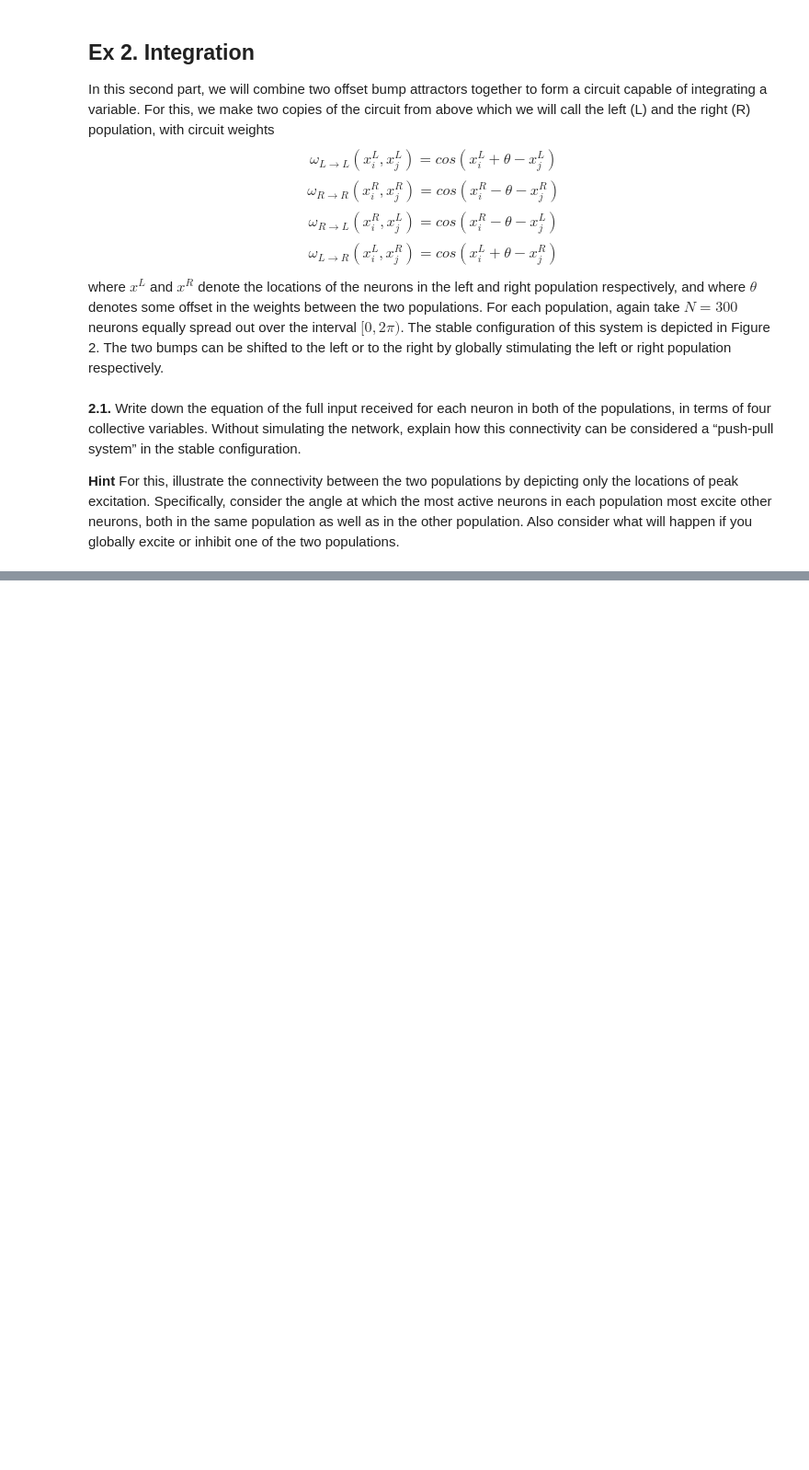
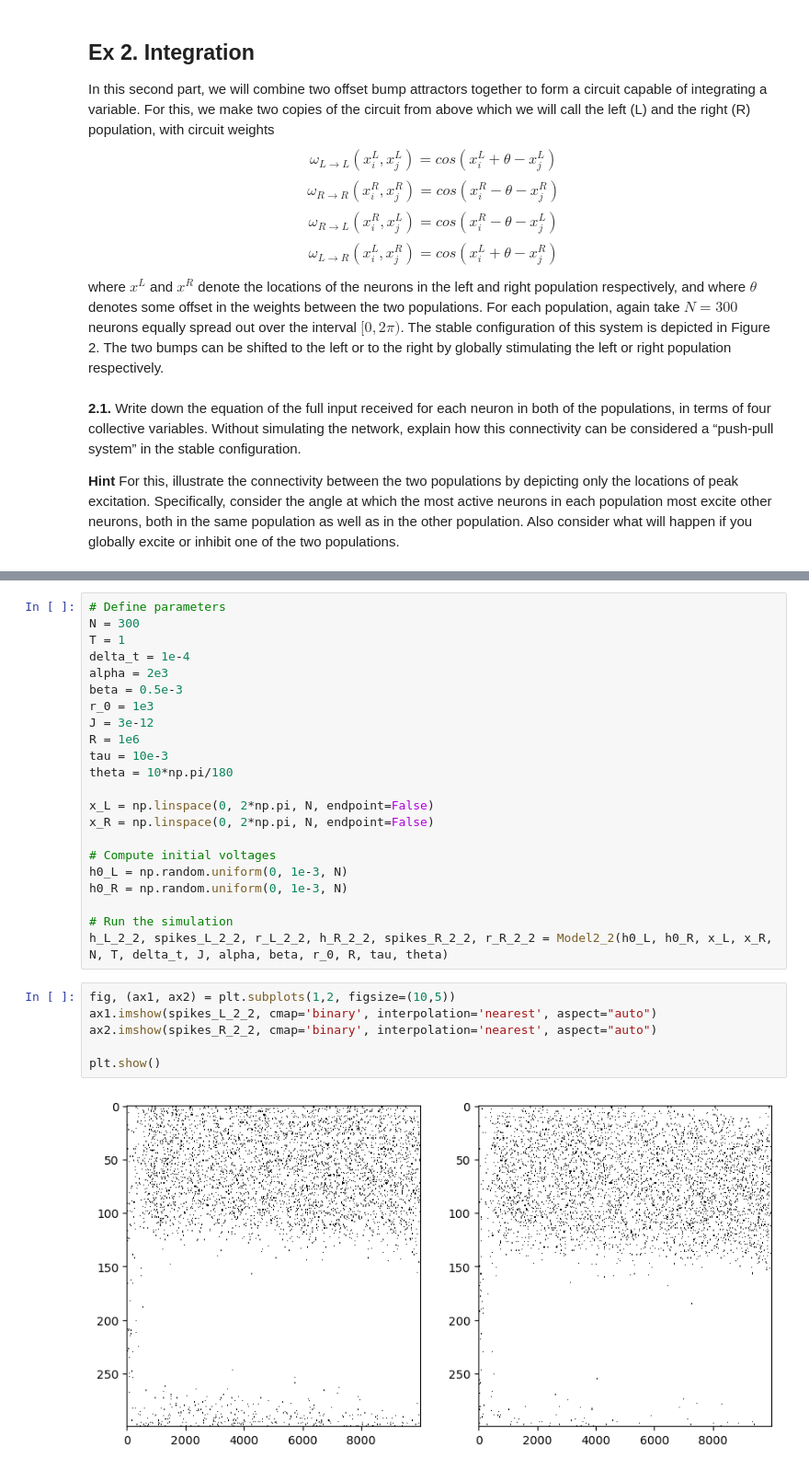
Before and after one commit to SanderMiesen/NeuroDyna, a Jupyter notebook: ProjNotebook.ipynb, the cells around one changed output, grey strips where cells are left out. Shown at 92% size. Drawn from its saved outputs; the diff is of its cells as text; blank space fills up the shorter version.

```diff
--- a/ProjNotebook.ipynb
+++ b/ProjNotebook.ipynb
@@ -426,0 +556,30 @@ The stable configuration of this system is depicted in Figure 2. The two bumps c
+# %%
+# Define parameters
+N = 300
+T = 1
+delta_t = 1e-4
+alpha = 2e3
+beta = 0.5e-3
+r_0 = 1e3
+J = 3e-12
+R = 1e6
+tau = 10e-3
+theta = 10*np.pi/180
+
+x_L = np.linspace(0, 2*np.pi, N, endpoint=False)
+x_R = np.linspace(0, 2*np.pi, N, endpoint=False)
+
+# Compute initial voltages
+h0_L = np.random.uniform(0, 1e-3, N)
+h0_R = np.random.uniform(0, 1e-3, N)
+
+# Run the simulation
+h_L_2_2, spikes_L_2_2, r_L_2_2, h_R_2_2, spikes_R_2_2, r_R_2_2 = Model2_2(h0_L, h0_R, x_L, x_R, N, T, delta_t, J, alpha, beta, r_0, R, tau, theta)
+# %%
+fig, (ax1, ax2) = plt.subplots(1,2, figsize=(10,5))
+ax1.imshow(spikes_L_2_2, cmap='binary', interpolation='nearest', aspect="auto")
+ax2.imshow(spikes_R_2_2, cmap='binary', interpolation='nearest', aspect="auto")
+
+plt.show()
+# %% [output]
+[figure, added]
```
Also changed, not shown: parts of 31 cells of this notebook.
